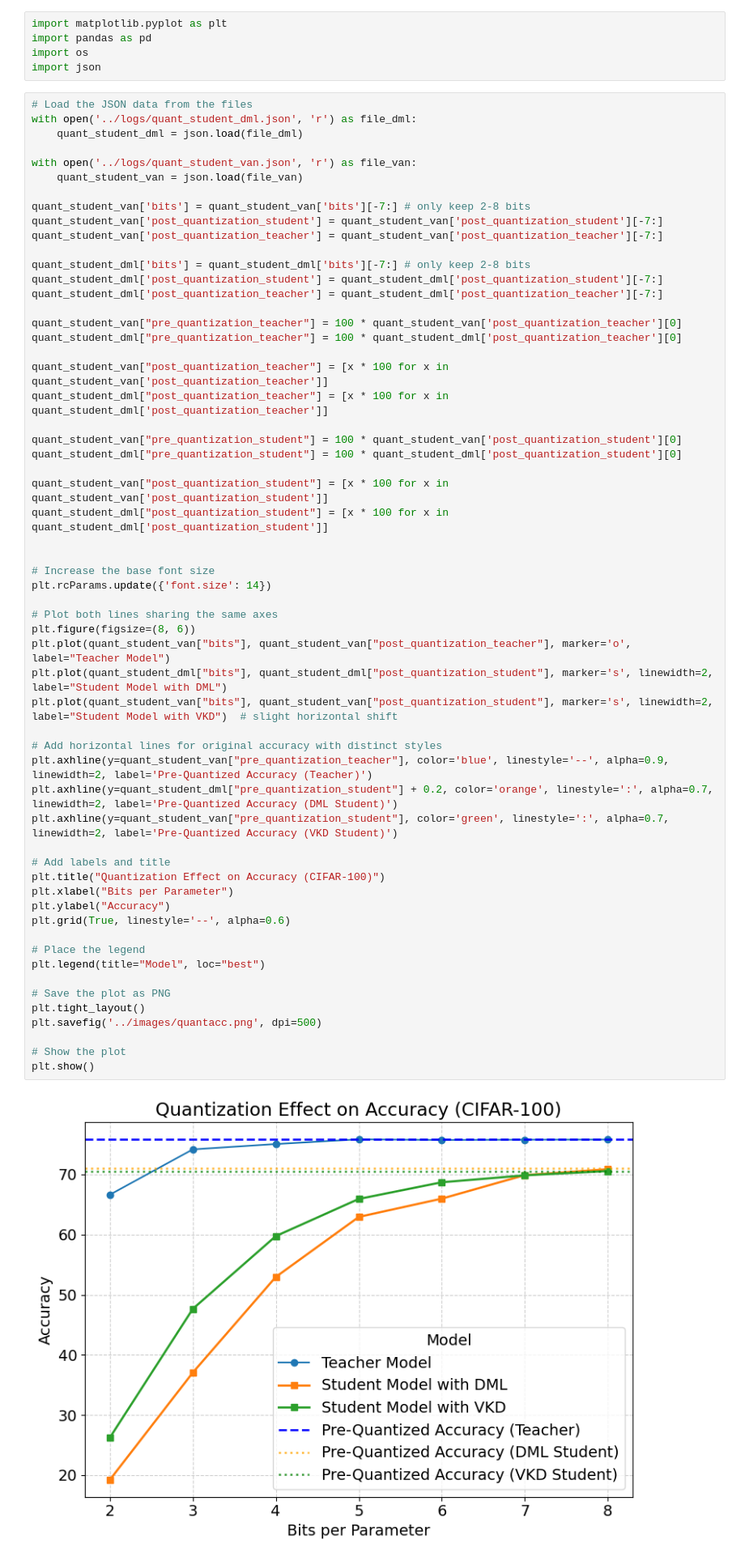
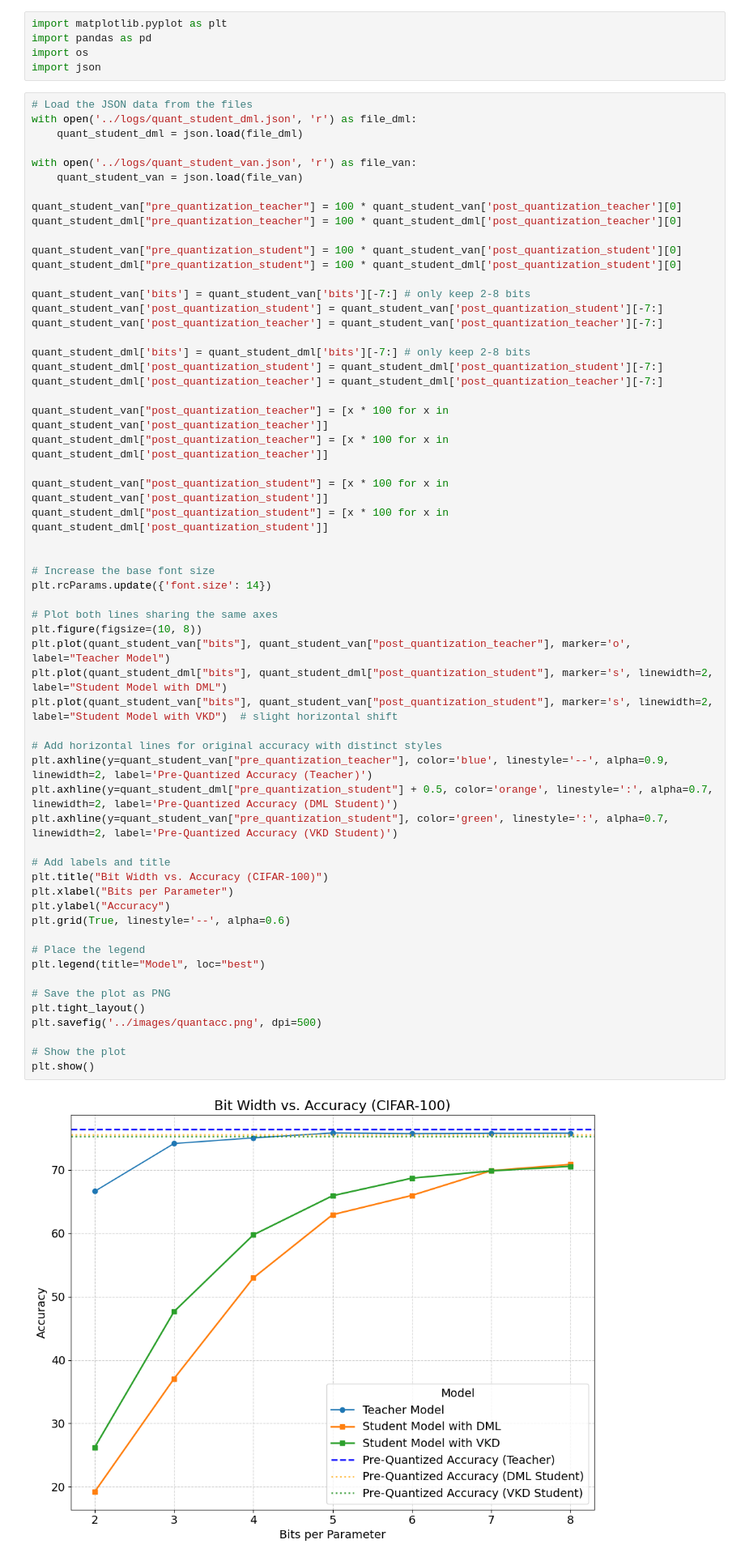
Before and after one commit to jiangqiw/DSC180B_Q2_Project, a Jupyter notebook: notebooks/plot_result.ipynb, the cells around one changed output. Shown at 81% size. Drawn from its saved outputs; the diff is of its cells as text.

Commit message:
update plot ipynb

```diff
--- a/notebooks/plot_result.ipynb
+++ b/notebooks/plot_result.ipynb
@@ -12,6 +12,12 @@ with open('../logs/quant_student_dml.json', 'r') as file_dml:
 
 with open('../logs/quant_student_van.json', 'r') as file_van:
     quant_student_van = json.load(file_van)
+
+quant_student_van["pre_quantization_teacher"] = 100 * quant_student_van['post_quantization_teacher'][0]
+quant_student_dml["pre_quantization_teacher"] = 100 * quant_student_dml['post_quantization_teacher'][0]
+
+quant_student_van["pre_quantization_student"] = 100 * quant_student_van['post_quantization_student'][0]
+quant_student_dml["pre_quantization_student"] = 100 * quant_student_dml['post_quantization_student'][0]
 
 quant_student_van['bits'] = quant_student_van['bits'][-7:] # only keep 2-8 bits
 quant_student_van['post_quantization_student'] = quant_student_van['post_quantization_student'][-7:]
@@ -21,50 +27,44 @@ quant_student_dml['bits'] = quant_student_dml['bits'][-7:] # only keep 2-8 bits
 quant_student_dml['post_quantization_student'] = quant_student_dml['post_quantization_student'][-7:]
 quant_student_dml['post_quantization_teacher'] = quant_student_dml['post_quantization_teacher'][-7:]
 
-quant_student_van["pre_quantization_teacher"] = 100 * quant_student_van['post_quantization_teacher'][0]
-quant_student_dml["pre_quantization_teacher"] = 100 * quant_student_dml['post_quantization_teacher'][0]
-
 quant_student_van["post_quantization_teacher"] = [x * 100 for x in quant_student_van['post_quantization_teacher']]
 quant_student_dml["post_quantization_teacher"] = [x * 100 for x in quant_student_dml['post_quantization_teacher']]
-
-quant_student_van["pre_quantization_student"] = 100 * quant_student_van['post_quantization_student'][0]
-quant_student_dml["pre_quantization_student"] = 100 * quant_student_dml['post_quantization_student'][0]
 
 quant_student_van["post_quantization_student"] = [x * 100 for x in quant_student_van['post_quantization_student']]
 quant_student_dml["post_quantization_student"] = [x * 100 for x in quant_student_dml['post_quantization_student']]
 
 
 # Increase the base font size
 plt.rcParams.update({'font.size': 14})
 
 # Plot both lines sharing the same axes
-plt.figure(figsize=(8, 6))
+plt.figure(figsize=(10, 8))
 plt.plot(quant_student_van["bits"], quant_student_van["post_quantization_teacher"], marker='o', label="Teacher Model")
 plt.plot(quant_student_dml["bits"], quant_student_dml["post_quantization_student"], marker='s', linewidth=2, label="Student Model with DML")
 plt.plot(quant_student_van["bits"], quant_student_van["post_quantization_student"], marker='s', linewidth=2, label="Student Model with VKD")  # slight horizontal shift
 
 # Add horizontal lines for original accuracy with distinct styles
 plt.axhline(y=quant_student_van["pre_quantization_teacher"], color='blue', linestyle='--', alpha=0.9, linewidth=2, label='Pre-Quantized Accuracy (Teacher)')
-plt.axhline(y=quant_student_dml["pre_quantization_student"] + 0.2, color='orange', linestyle=':', alpha=0.7, linewidth=2, label='Pre-Quantized Accuracy (DML Student)')
+plt.axhline(y=quant_student_dml["pre_quantization_student"] + 0.5, color='orange', linestyle=':', alpha=0.7, linewidth=2, label='Pre-Quantized Accuracy (DML Student)')
 plt.axhline(y=quant_student_van["pre_quantization_student"], color='green', linestyle=':', alpha=0.7, linewidth=2, label='Pre-Quantized Accuracy (VKD Student)')
 
 # Add labels and title
-plt.title("Quantization Effect on Accuracy (CIFAR-100)")
+plt.title("Bit Width vs. Accuracy (CIFAR-100)")
 plt.xlabel("Bits per Parameter")
 plt.ylabel("Accuracy")
 plt.grid(True, linestyle='--', alpha=0.6)
 
 # Place the legend
 plt.legend(title="Model", loc="best")
 
 # Save the plot as PNG
 plt.tight_layout()
 plt.savefig('../images/quantacc.png', dpi=500)
 
 # Show the plot
 plt.show()
 # %% [output]
-[figure, old version]
+[figure, new version]
 # %%
 # Load the JSON data from the files
 with open('../logs/quant_student_dml.json', 'r') as file_dml:
```
Also changed, not shown: parts of 1 cell of this notebook, 4 other files.
